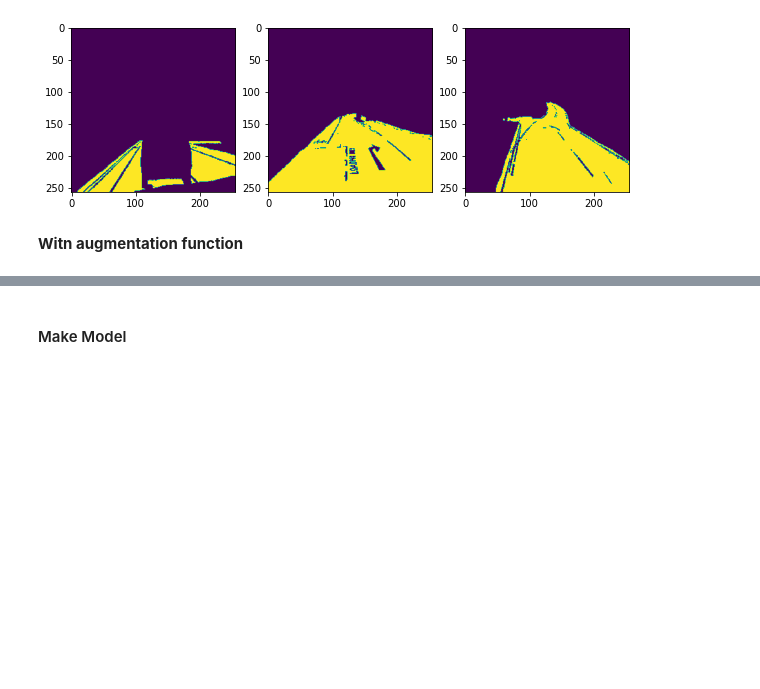
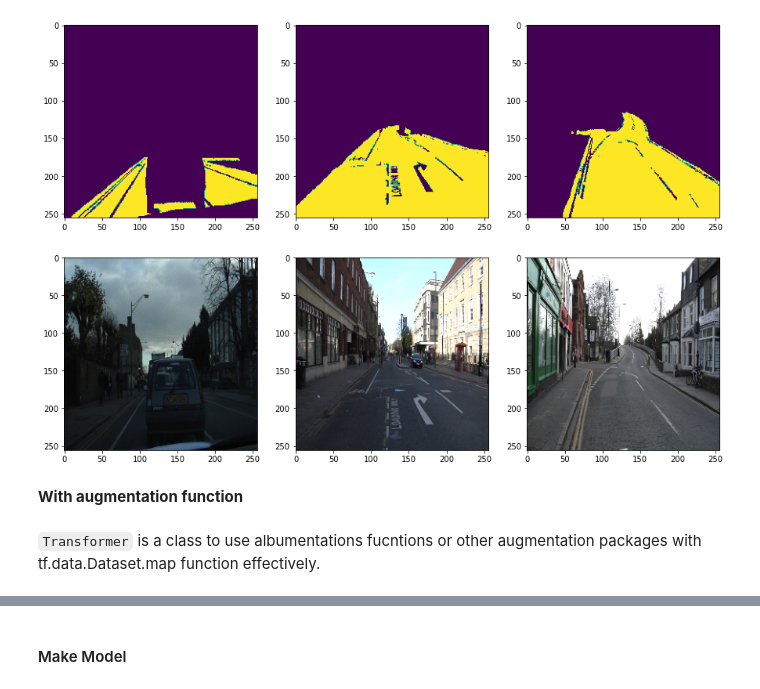
Before and after one commit to omrylcn/one_ring, a Jupyter notebook: examples/binary_segmentation_camvid.ipynb, the cells around one changed output, grey strips where cells are left out. Cells and saved outputs as stored; diff of their text form; code cells hidden in the pictures; blank space fills up the shorter version.

````diff
--- a/examples/binary_segmentation_camvid.ipynb
+++ b/examples/binary_segmentation_camvid.ipynb
@@ -25,7 +34,9 @@ from tf_seg.utils import AlbumentatiosWrapper
 # camvid data config
 
 data_config = dict(
-    data_path="../dataset/camvid",
+    name = "road_segmentation",
+    function_name = "camvid", # it is used camvid dataset to generate binary data
+    path="../dataset/camvid",
     classes=["Road"],
     normalizing=True,
     palette=[(128, 64, 128)],
@@ -33,7 +44,7 @@ data_config = dict(
     background_adding=False,  # add target background class
     image_size=(256, 256),
     batch_size=16,
-    output_type=("tf.float32", "tf.float32"),  # data types after data processing
+    #output_type=("tf.float32", "tf.float32"),  # this is for camvid data types after data processing
     channels=(3, 3),  # it is optional
 )
 
@@ -43,9 +54,13 @@ model_config = dict(
     input_shape=[data_config["image_size"][0], data_config["image_size"][1],3],
     final_activation="sigmoid",
     activation="relu",
-    backbone="resnet34",
-    pretrained=True,
+    backbone=None ,#"ResNet50",
+    pretrained="imagenet",
+    output_size= 1
 )
 
+aug_config = dict(
+    aug_type="albumentations",
+)
 
 # epochs = 10
@@ -58,22 +87,34 @@ train_dataset = train_data_loader.load_data()
 val_dataset = val_data_loader.load_data()
 test_dataset = test_data_loader.load_data()
 # %%
-plt.figure(figsize=(10, 10))
-for i,m in train_dataset.take(1):
-    plt.subplot(1,3,1)
-    plt.imshow(m[0])
+def show_data(train_dataset=None,val_dataset=None,test_dataset=None):
+    "support function to show data"
 
-for i,m in val_dataset.take(1):
-    plt.subplot(1,3,2)
-    plt.imshow(m[0])
+    plt.figure(figsize=(15, 10))
+    if train_dataset:
+        for i,m in train_dataset.take(1):
+            plt.subplot(2,3,1)
+            plt.imshow(m[0])
+            plt.subplot(2,3,4)
+            plt.imshow(i[0].numpy().astype(int))
+    if val_dataset:
+        for i,m in val_dataset.take(1):
+            plt.subplot(2,3,2)
+            plt.imshow(m[0])
+            plt.subplot(2,3,5)
+            plt.imshow(i[0].numpy().astype(int))
+    if test_dataset:
+        for i,m in test_dataset.take(1):
+            plt.subplot(2,3,3)
+            plt.imshow(m[0])
+            plt.subplot(2,3,6)
+            plt.imshow(i[0].numpy().astype(int))
 
-for i,m in test_dataset.take(1):
-    plt.subplot(1,3,3)
-    plt.imshow(m[0])
+show_data(train_dataset,val_dataset,test_dataset)
 # %% [output]
-[figure, old version]
+[figure, new version]
 # %% [markdown]
-**Witn augmentation function**
+**With augmentation function**
 # %%
 IM_SIZE = data_config["image_size"][0]
 
@@ -104,4 +145,6 @@ test_transforms = A.Compose(
 
     ]
 )
+# %% [markdown]
+```Transformer``` is a class to use albumentations fucntions or other augmentation packages with tf.data.Dataset.map function effectively.
 # %%
````
Also changed, not shown: parts of 16 cells of this notebook, 2 other files.
